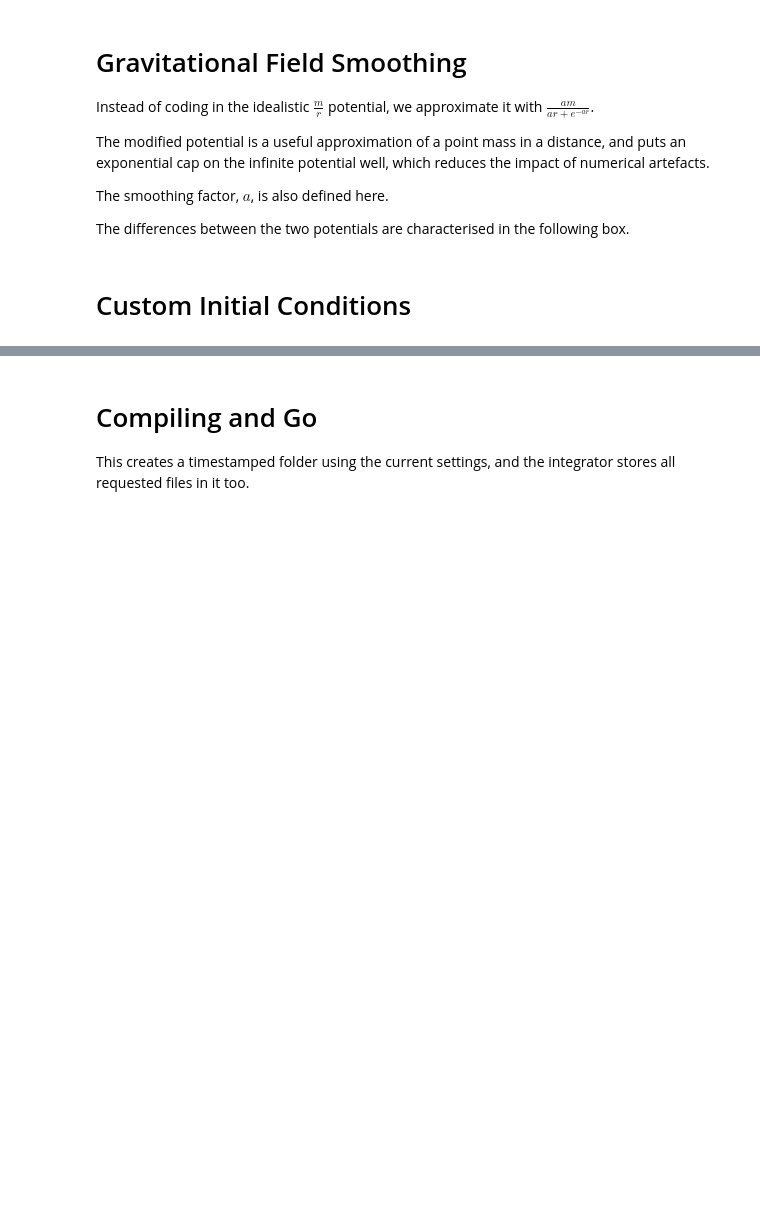
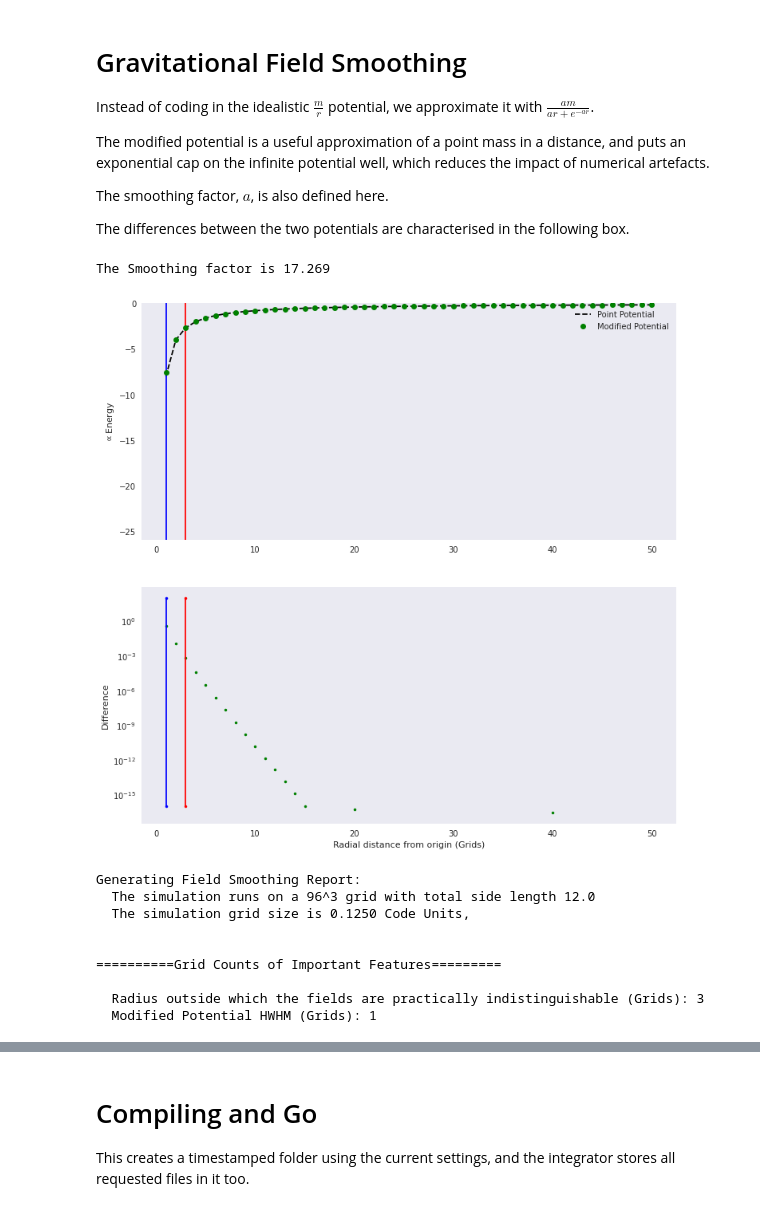
Before and after one commit to Sifyrena/PyUL_NBody, a Jupyter notebook: PyUltraLight_notebook_000_27.ipynb, the cells around one changed output, grey strips where cells are left out. Cells and saved outputs as stored; diff of their text form; code cells hidden in the pictures; blank space fills up the shorter version.

```diff
--- a/PyUltraLight_notebook_000_27.ipynb
+++ b/PyUltraLight_notebook_000_27.ipynb
@@ -103,23 +110,23 @@ PyULH.DSManagement(save_path)
 ## Important Ones
 
 # Space Settings
-resol = 192
-length = 7 # 1 code unit is ~38 kpc x (1e-22/m_a)^0.5
+resol = 96 # 64,96,128,192,256,384,(512)
+length = 12 # 1 code unit is ~38 kpc x (1e-22/m_a)^0.5
 length_units = ''  # Accepted units: 'm', 'km', 'pc', 'kpc', 'Mpc', 'ly', and '' for dimensionless units.
 
 # Time Settings
-duration = 0.2 #1 code unit is ~70 Gyr (independent of axion mass assumption)
+duration = 3 #1 code unit is ~70 Gyr (independent of axion mass assumption)
 duration_units = ''  # Accepted units: 's', 'yr', 'kyr', 'Myr', and '' for dimensionless units
 start_time = 0. # Should be given in the same units as duration.
 step_factor = 1 # Change this to a larger number if velocities are sufficiently low that constraint on timestep can be relaxed.
 
 # Snapshot Settings A
-save_number = 24
-# Recommended Save Number Cap: 60
+save_number = 120
+# Recommended Save Number Cap: 120
 # Depending on resolution, this could require significant disk space.
 
 # Runge-Kutta Steps for NBody
-NS = 4 # 1,4,8,16,... NBody Integration Steps per ULD Step.
+NS = 4 # 1,4,8,16,... NBody Integration Steps per ULD Step. 1 -> Euler
 
 ##================================================================
 ## Other Flags
@@ -198,10 +215,20 @@ The smoothing factor, $a$, is also defined here.
 The differences between the two potentials are characterised in the following box.
 # %%
 a = (2-PyUL.LW(np.exp(-2)))/LengthFS*resol
-
+a = np.real(a)
 
 print(f"The Smoothing factor is {a:.3f}")
 
 PyULH.SmoothingReport(a,resol,LengthFS)
+# %% [output]
+The Smoothing factor is 17.269
+[figure, added]
+Generating Field Smoothing Report:
+  The simulation runs on a 96^3 grid with total side length 12.0
+  The simulation grid size is 0.1250 Code Units,
+
+
+==========Grid Counts of Important Features=========
+
+  Radius outside which the fields are practically indistinguishable (Grids): 3
+  Modified Potential HWHM (Grids): 1
-# %% [markdown]
-# Custom Initial Conditions
```
Also changed, not shown: parts of 26 cells of this notebook, 1 other file.
